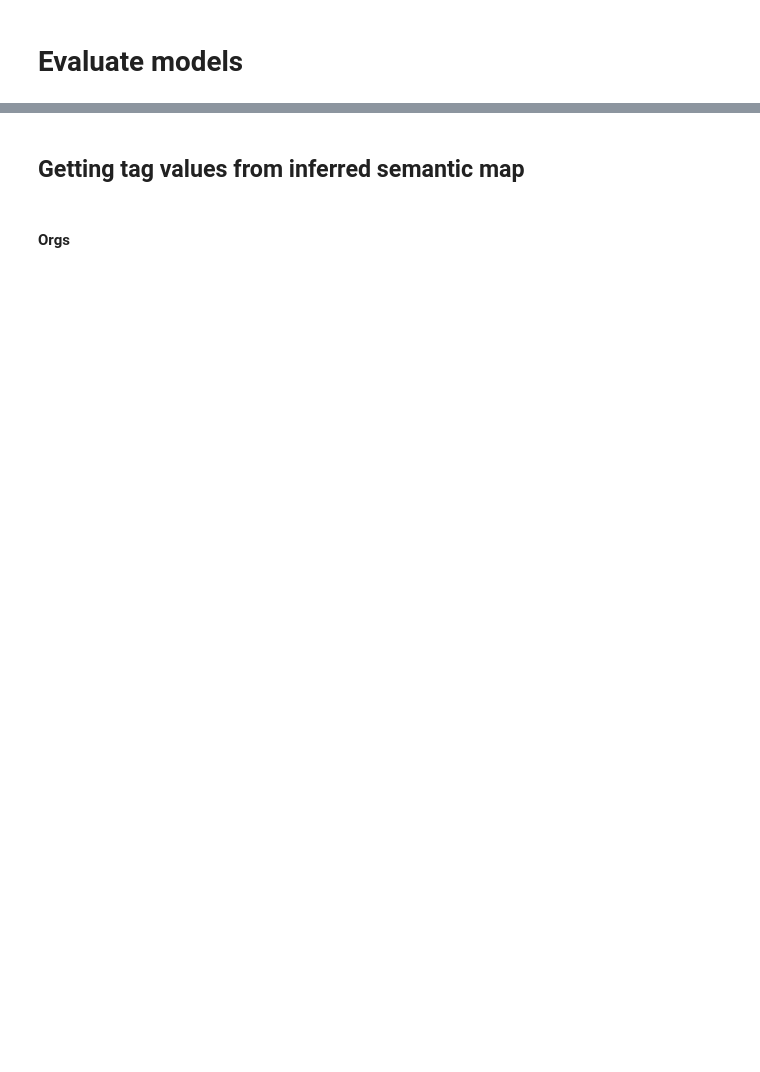
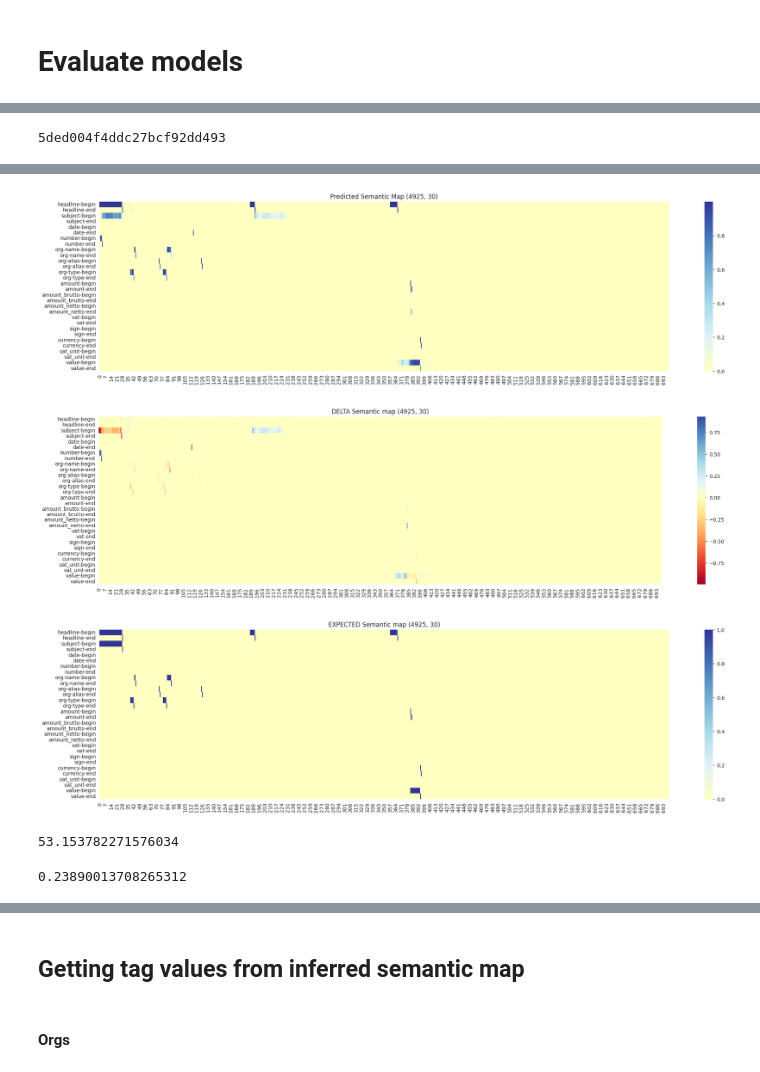
Before and after one commit to LitJane/analyser, a Jupyter notebook: trainsets/eval_contract_uber_model.ipynb, the cells around one changed output, grey strips where cells are left out. Cells and saved outputs as stored; diff of their text form; code cells hidden in the pictures; blank space fills up the shorter version.

```diff
--- a/trainsets/eval_contract_uber_model.ipynb
+++ b/trainsets/eval_contract_uber_model.ipynb
@@ -59,10 +76,13 @@ renderer_ = DemoRenderer()
 # %%
 from pathlib import Path
 work_dir = Path(analyser.hyperparams.work_dir)
-print(work_dir)
+# del work_dir
+# # print(work_dir)
+
+training_reports_path = Path(analyser.hyperparams.__file__).parent.parent / 'training_reports/'
 # %%
 
-umtm = UberModelTrainsetManager (work_dir)
+umtm = UberModelTrainsetManager (work_dir, training_reports_path)
 umtm.load_contract_trainset_meta()
 stats = umtm.stats
 stats['sample_weight']=-1.0
@@ -122,7 +221,7 @@ print(f'total docs in {fn} is {len(list(docs.values()))}')
 _DEBUG = True
 
 if _DEBUG:
-    a_doc_from_json = list(docs.values())[2]
+    a_doc_from_json = list(docs.values())[20]
 
 
 print(a_doc_from_json.get_tokens_map_unchaged().text[:2300])
@@ -196,8 +381,7 @@ umodel.summary()
 print(SAMPLE_DOC_ID)
 
 
-prediction = umodel.predict(x=[np.expand_dims(emb, axis=0), np.expand_dims(tok_f, axis=0)],
-                              batch_size=1)
+prediction = umodel.predict(x=[np.expand_dims(emb, axis=0), np.expand_dims(tok_f, axis=0)], batch_size=1)
 
 
 
@@ -207,9 +391,13 @@ prediction = umodel.predict(x=[np.expand_dims(emb, axis=0), np.expand_dims(tok_f
 
 # prediction = umodel.predict(x=[np.expand_dims(x[0], axis=0), np.expand_dims(x[1], axis=0)], batch_size=1)
 
+
+
 tagsmap = pd.DataFrame(prediction[0][0], columns=semantic_map_keys_contract)
 tagsmap_e = pd.DataFrame(sm, columns=semantic_map_keys_contract)
+delta = tagsmap - tagsmap_e
 # .T
 plot_embedding(tagsmap[:_crop], f'Predicted Semantic Map {tagsmap.shape}')
-plot_embedding(tagsmap[:_crop] - tagsmap_e[:_crop], title=f'DELTA Semantic map {tagsmap_e.shape}')
+plot_embedding(delta[:_crop], title=f'DELTA Semantic map {tagsmap_e.shape}')
 plot_embedding(tagsmap_e[:_crop], title=f'EXPECTED Semantic map {tagsmap_e.shape}')
+# %% [output]
@@ -215,0 +406 @@ plot_embedding(tagsmap_e[:_crop], title=f'EXPECTED Semantic map {tagsmap_e.shape
+5ded004f4ddc27bcf92dd493
@@ -215,0 +412,3 @@ plot_embedding(tagsmap_e[:_crop], title=f'EXPECTED Semantic map {tagsmap_e.shape
+[figure, added]
+[figure, added]
+[figure, added]
@@ -218,3 +415,11 @@ plot_embedding(tagsmap_e[:_crop], title=f'EXPECTED Semantic map {tagsmap_e.shape
+# %%
+delta.abs().sum().sum()
+# %% [output]
+53.153782271576034
+# %%
+delta.abs().sum().sum() / tagsmap.sum().sum()
+# %% [output]
+0.23890013708265312
 # %%
 av = tagsmap.sum(axis=1) #tagsmap['amount-begin'] + tagsmap['vat-begin'] + tagsmap['number-begin'] + tagsmap['org-name-begin']
 
```
Also changed, not shown: parts of 75 cells of this notebook, 16 other files.
